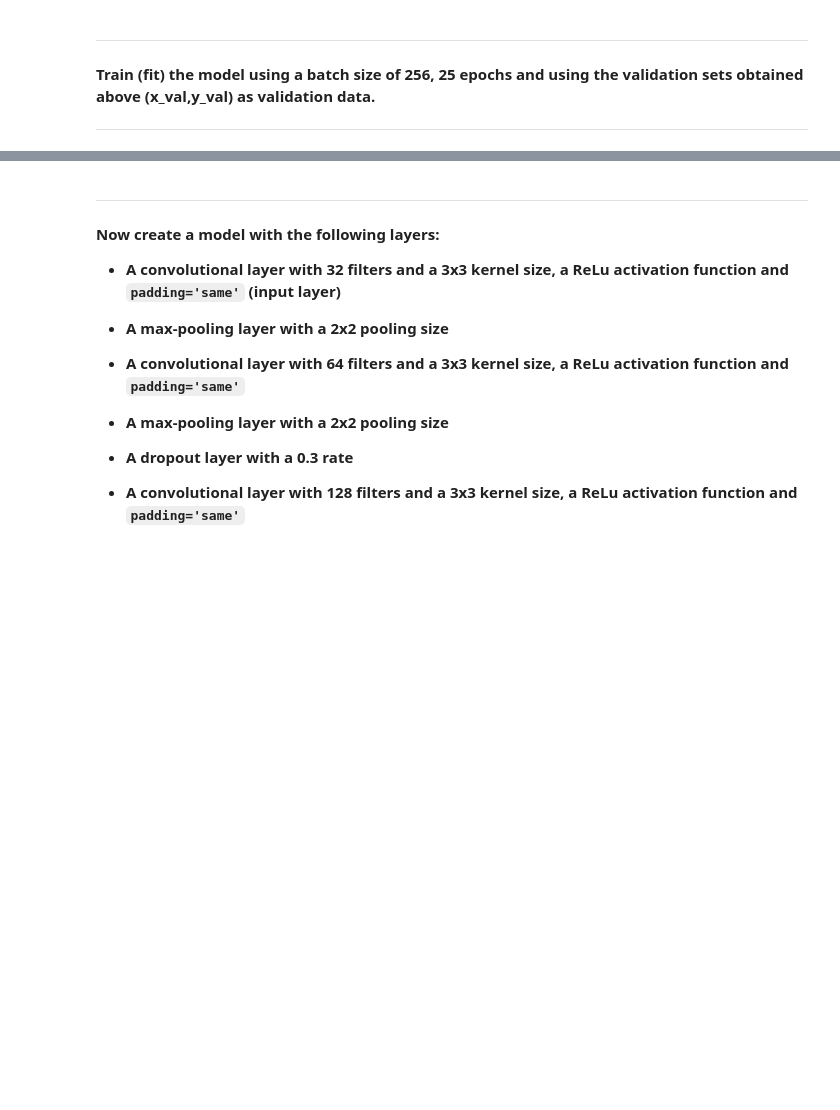
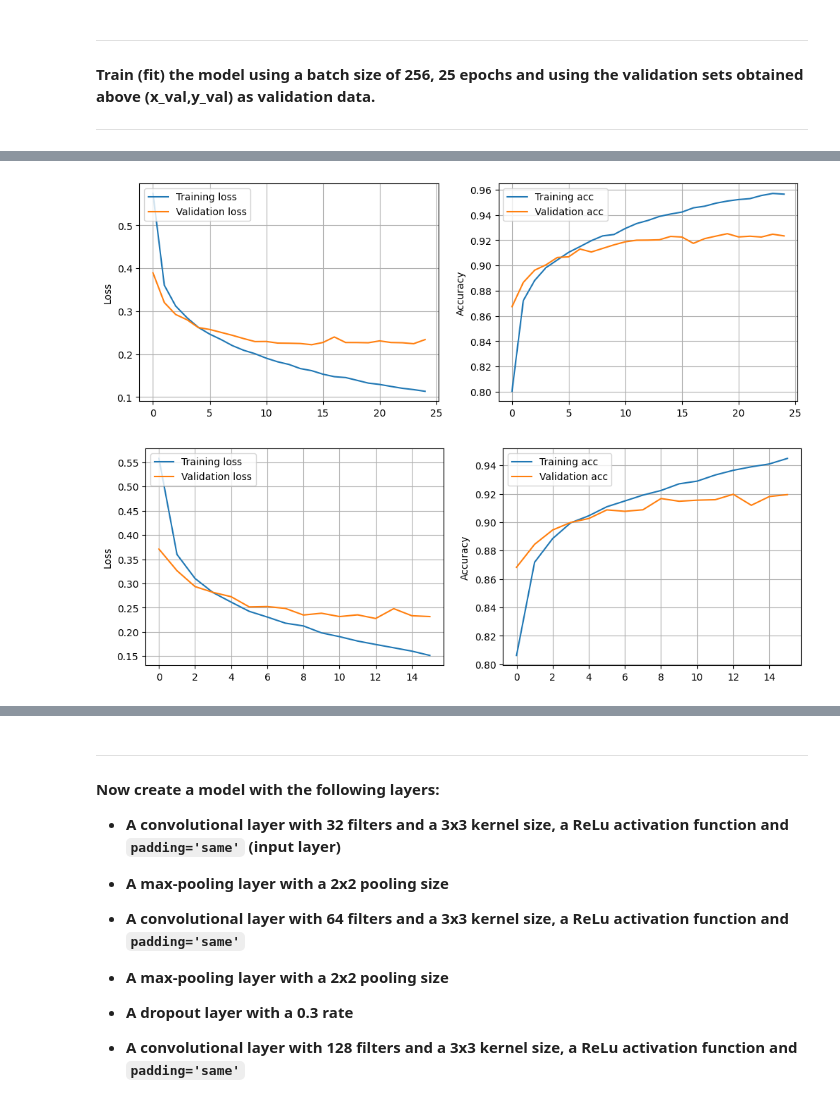
Before and after one commit to magnuis/ai_applied_to_engineering, a Jupyter notebook: assignment_3/CNN_assignment.ipynb, the cells around one changed output, grey strips where cells are left out. Saved outputs shown, nothing was run; the diff lists cells and outputs as text; code cells hidden in the pictures; blank space fills up the shorter version.

```diff
--- a/assignment_3/CNN_assignment.ipynb
+++ b/assignment_3/CNN_assignment.ipynb
@@ -253,0 +650,37 @@ print(classification_report(y_test, y_pred, target_names=class_names))
+# %%
+# With early stopping
+# Build the model
+model_5 = Sequential()
+
+# Convolutional layer
+model_5.add(Conv2D(filters=32, kernel_size=(3,3), activation='relu', padding='same', input_shape=(28, 28, 1)))
+
+# Max-pooling layer
+model_5.add(MaxPooling2D(pool_size=(2,2)))
+
+# Dropout layer after max-pooling
+model_5.add(Dropout(0.25))
+
+# Flatten layer
+model_5.add(Flatten())
+
+# Dense layer 1
+model_5.add(Dense(128, activation='relu'))
+
+# Dropout layer after dense layer 1
+model_5.add(Dropout(0.25))
+
+# Dense layer 2
+model_5.add(Dense(10, activation='softmax'))
+
+# Compile the model
+model_5.compile(optimizer='adam',
+              loss='categorical_crossentropy',
+              metrics=['accuracy'])
+
+# Train the model
+history_5 = model_5.fit(x_train, y_train,
+                    batch_size=256,
+                    epochs=25,
+                    validation_data=(x_val, y_val),
+                    callbacks=EarlyStopping(monitor='val_loss',patience=3))
@@ -253,0 +705,7 @@ print(classification_report(y_test, y_pred, target_names=class_names))
+# %%
+plot_loss_and_accuracy(history_4)
+
+plot_loss_and_accuracy(history_5)
+# %% [output]
+[figure, added]
+[figure, added]
```
Also changed, not shown: parts of 38 cells of this notebook, 1 other file.
